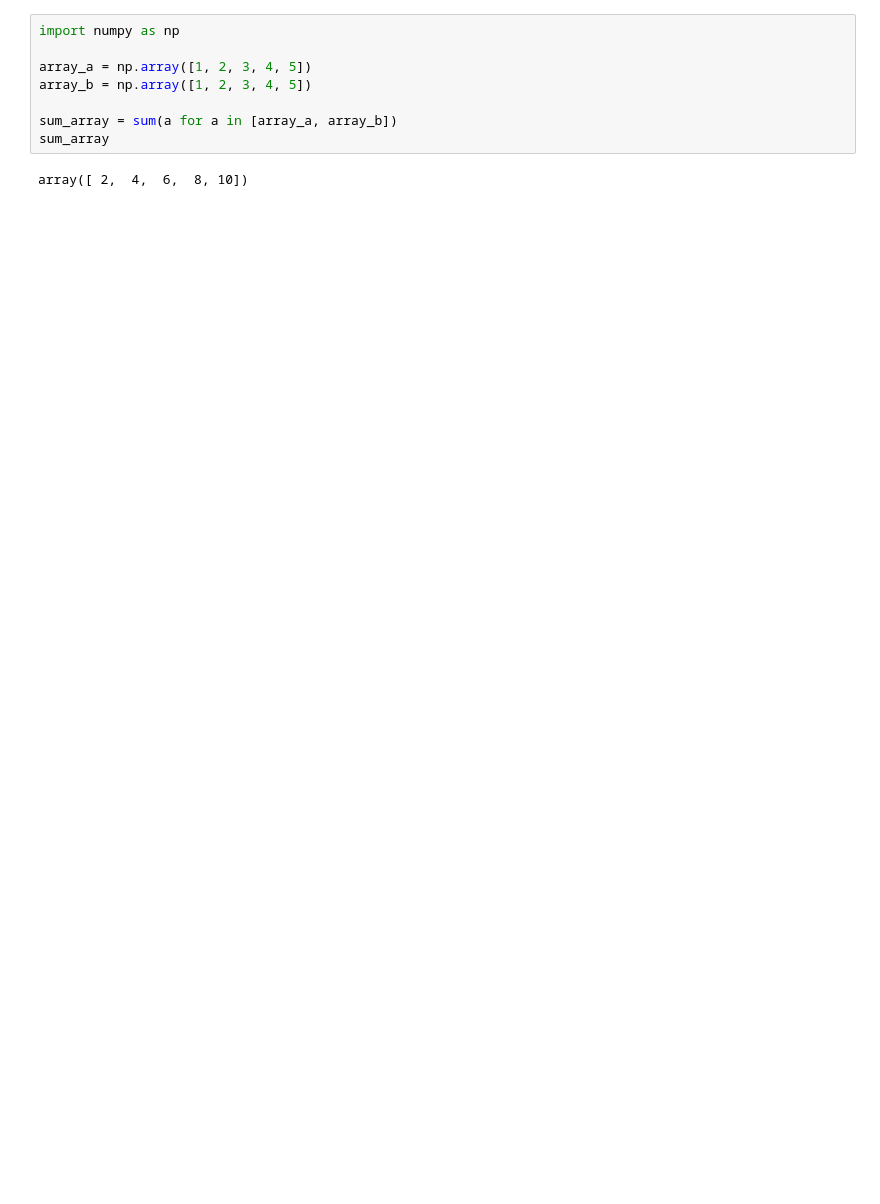
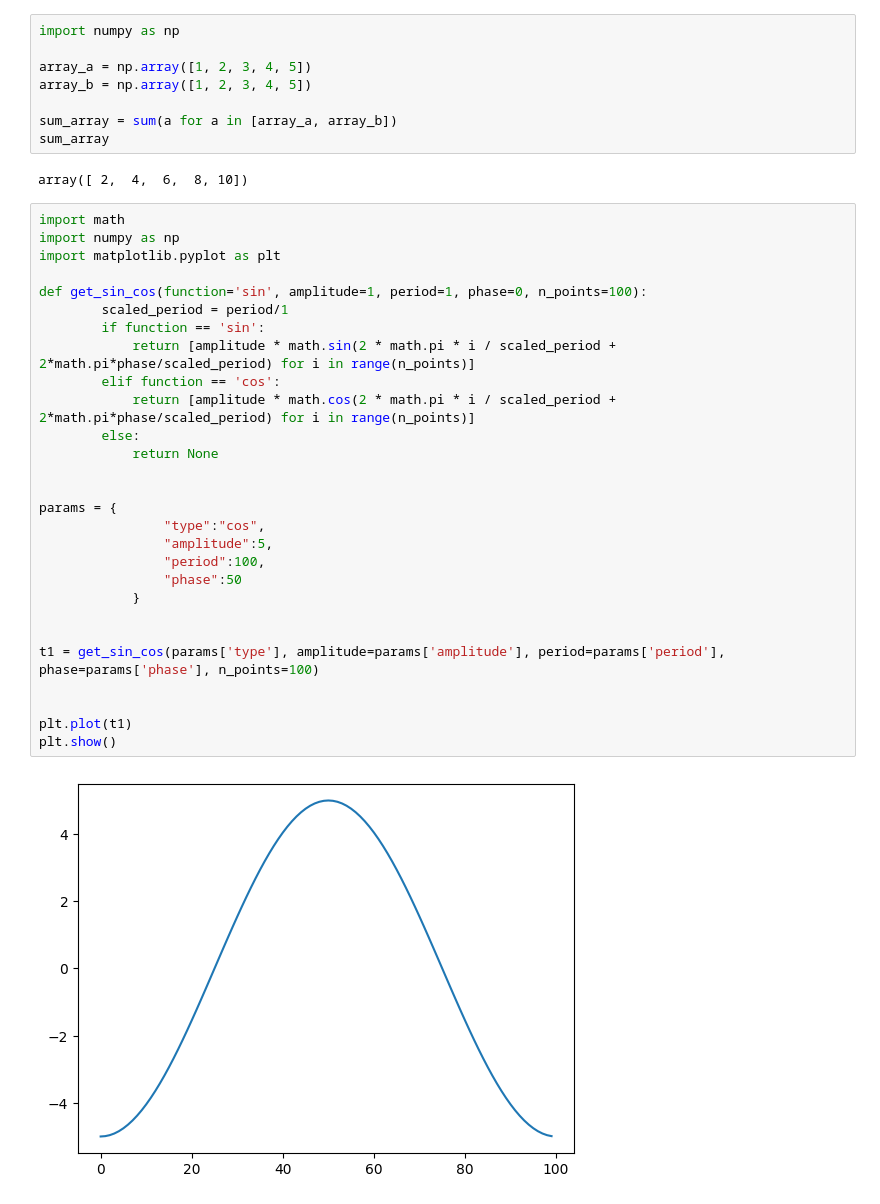
Before and after one commit to LegrandT/parametric_3D_design, a Jupyter notebook: tests.ipynb, the cells around one changed output. Drawn from its saved outputs; the diff is of its cells as text; blank space fills up the shorter version.

```diff
--- a/tests.ipynb
+++ b/tests.ipynb
@@ -85,3 +106,33 @@ sum_array = sum(a for a in [array_a, array_b])
 sum_array
 # %% [output]
 array([ 2,  4,  6,  8, 10])
+# %%
+import math
+import numpy as np
+import matplotlib.pyplot as plt
+
+def get_sin_cos(function='sin', amplitude=1, period=1, phase=0, n_points=100):
+        scaled_period = period/1
+        if function == 'sin':
+            return [amplitude * math.sin(2 * math.pi * i / scaled_period + 2*math.pi*phase/scaled_period) for i in range(n_points)]
+        elif function == 'cos':
+            return [amplitude * math.cos(2 * math.pi * i / scaled_period + 2*math.pi*phase/scaled_period) for i in range(n_points)]
+        else:
+            return None
+
+
+params = {
+                "type":"cos",
+                "amplitude":5,
+                "period":100,
+                "phase":50
+            }
+
+
+t1 = get_sin_cos(params['type'], amplitude=params['amplitude'], period=params['period'], phase=params['phase'], n_points=100)
+
+
+plt.plot(t1)
+plt.show()
+# %% [output]
+[figure, added]
```
Also changed, not shown: parts of 2 cells of this notebook, 1 other file.
